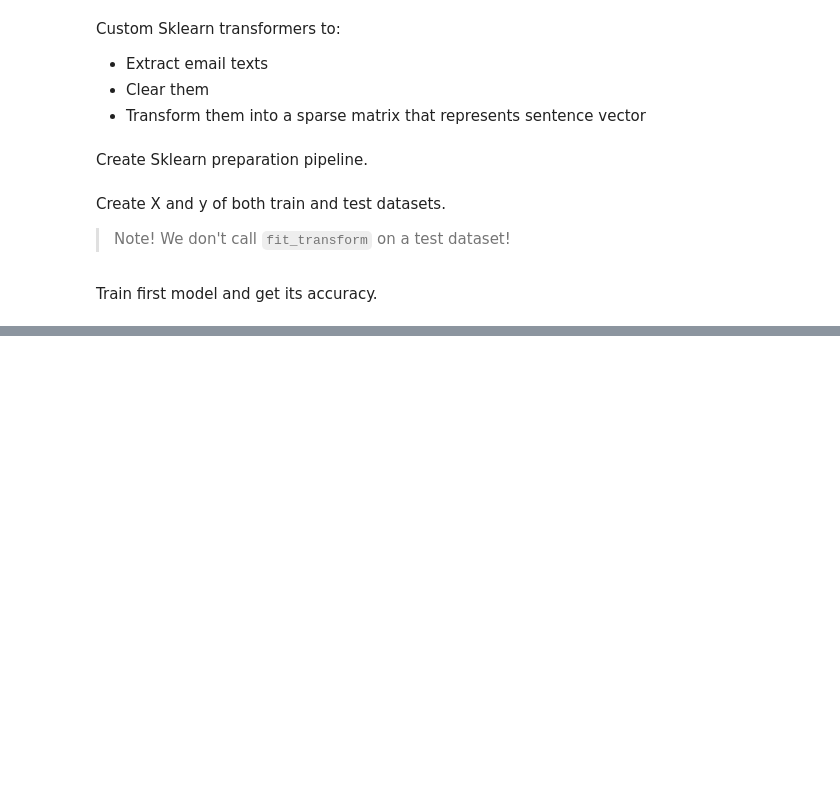
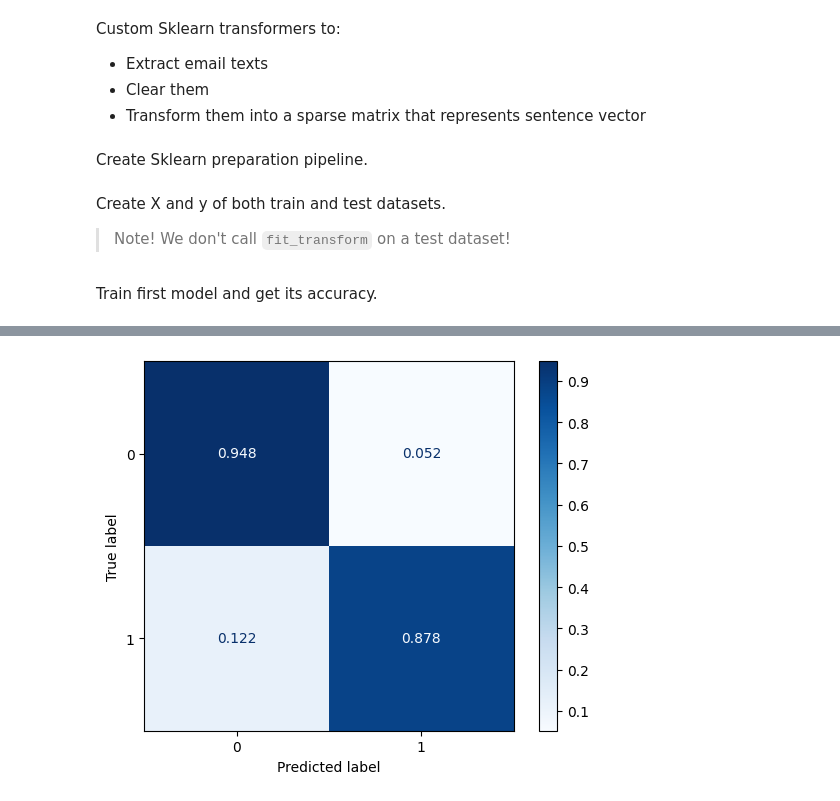
Before and after one commit to yeghor/Learning-Machine-Learning, a Jupyter notebook: jupyter_notes/Spam-Letters-Classification.ipynb, the cells around one changed output, grey strips where cells are left out. Cells and saved outputs as stored; diff of their text form; code cells hidden in the pictures; blank space fills up the shorter version.

```diff
--- a/jupyter_notes/Spam-Letters-Classification.ipynb
+++ b/jupyter_notes/Spam-Letters-Classification.ipynb
@@ -254,0 +306,4 @@ SVC First model accuracy - 0.92145213534233
+# %%
+dt_conf_matrix = ConfusionMatrixDisplay.from_predictions(y_train[:3000], tree_predictions, normalize="true", values_format="0.3f", cmap="Blues")
+# %% [output]
+[figure, added]
```
Also changed, not shown: parts of 12 cells of this notebook, 1 other file.
